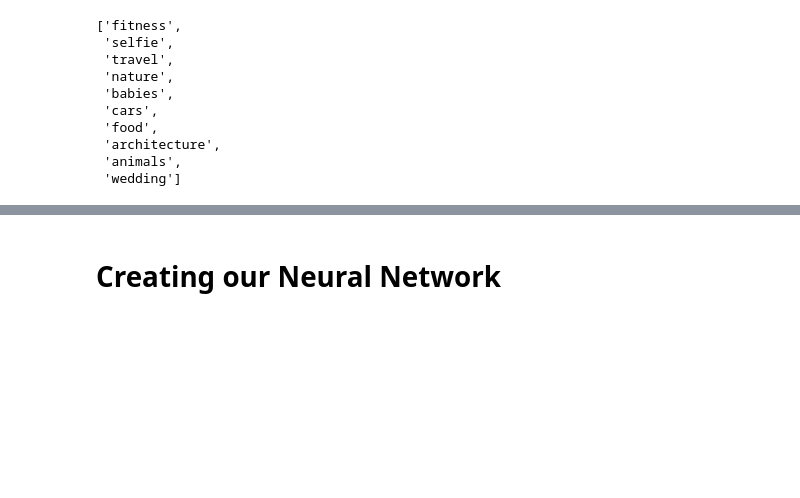
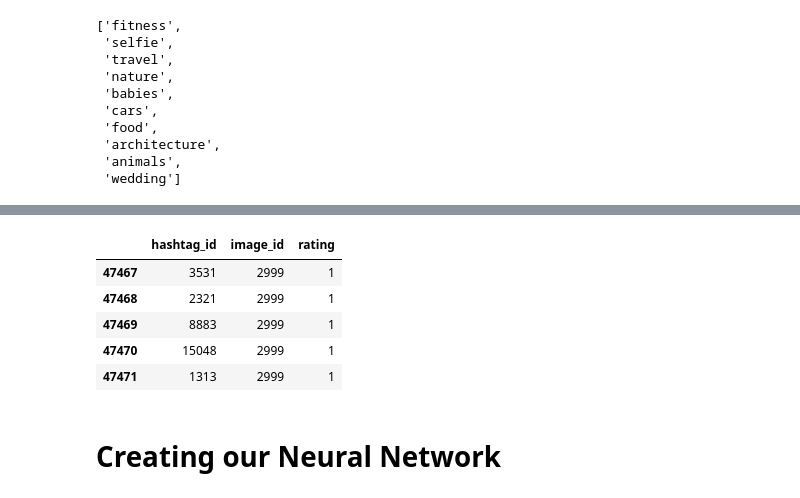
Before and after one commit to AlecMorgan/Automatic-Image-Tagger, a Jupyter notebook: modeling.ipynb, the cells around one changed output, grey strips where cells are left out. Drawn from its saved outputs; the diff is of its cells as text; code cells hidden in the pictures; blank space fills up the shorter version.

```diff
--- a/modeling.ipynb
+++ b/modeling.ipynb
@@ -61,7 +59,11 @@ hashtags
  'animals',
  'wedding']
 # %%
-hashtag_dfs = []
+# Build a dataframe of hashtag metadata
+hashtag_metadata = []
 for hashtag in hashtags:
-    hashtag_dfs.append(pd.read_json(f'metadata/{hashtag}.json'))
-df = reduce(lambda x, y: pd.concat([x, y]), hashtag_dfs)
+    hashtag_metadata.append(pd.read_json(f'metadata/{hashtag}.json'))
+hashtag_metadata = reduce(lambda x, y: pd.concat([x, y]), hashtag_metadata)
+pd.DataFrame.reset_index(hashtag_metadata, drop=True, inplace=True)
+hashtag
+hashtag_metadata.tail()
@@ -78,3 +77,36 @@ full_list.tail()
+# %%
+# Remove non-hashtags from hashtag list.
+hashtag_metadata['hashtags'] = hashtag_metadata['hashtags'].apply(
+    lambda hashtag_list: [h for h in hashtag_list if h.startswith('#')])
+
+# Create a flattened list of all hashtags
+all_hashtags = [hashtag for hashtags in hashtag_metadata['hashtags'] for hashtag in hashtags]
+
+# Coerce to a set to remove duplicate entries
+# Sort to ensure reproducibility of results
+all_hashtags = sorted(list(set(all_hashtags)))
+
+# Build lookup for finding hashtag number based on hashtag name
+hashtag_lookup = {hashtag: i for i, hashtag in enumerate(all_hashtags)}
+# %%
+hashtag_rec_data = []
+for i in hashtag_metadata.index:
+    hashtag_list = hashtag_metadata.loc[i, 'hashtags']
+    for hashtag in hashtag_list:
+        hashtag_rec_data.append(
+            {'image_id': i,
+             'hashtag_id': hashtag_lookup[hashtag],
+             'rating': 1}
+        )
+hashtag_rec_data = pd.DataFrame(hashtag_rec_data)
+hashtag_rec_data.tail()
+# %% [output]
+|  | hashtag_id | image_id | rating |
+| 47467 | 3531 | 2999 | 1 |
+| 47468 | 2321 | 2999 | 1 |
+| 47469 | 8883 | 2999 | 1 |
+| 47470 | 15048 | 2999 | 1 |
+| 47471 | 1313 | 2999 | 1 |
 # %% [markdown]
 # Creating our Neural Network
 # %%
```
Also changed, not shown: parts of 20 cells of this notebook.
